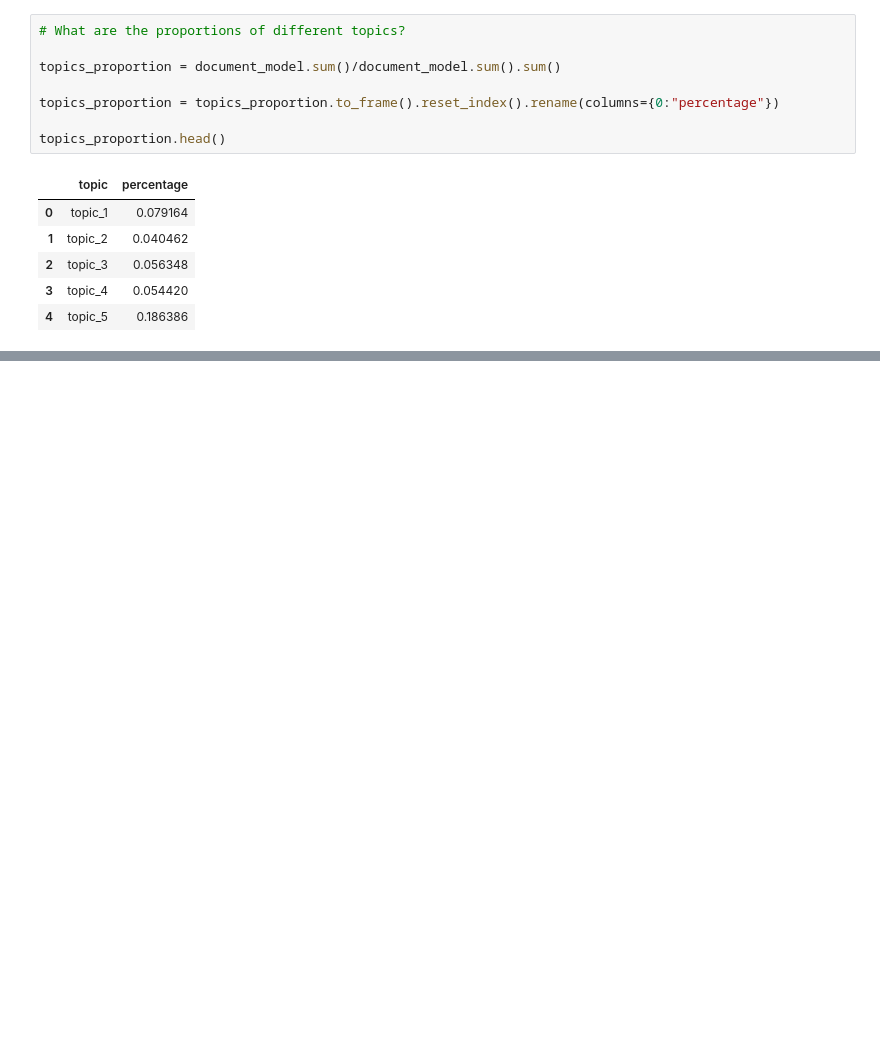
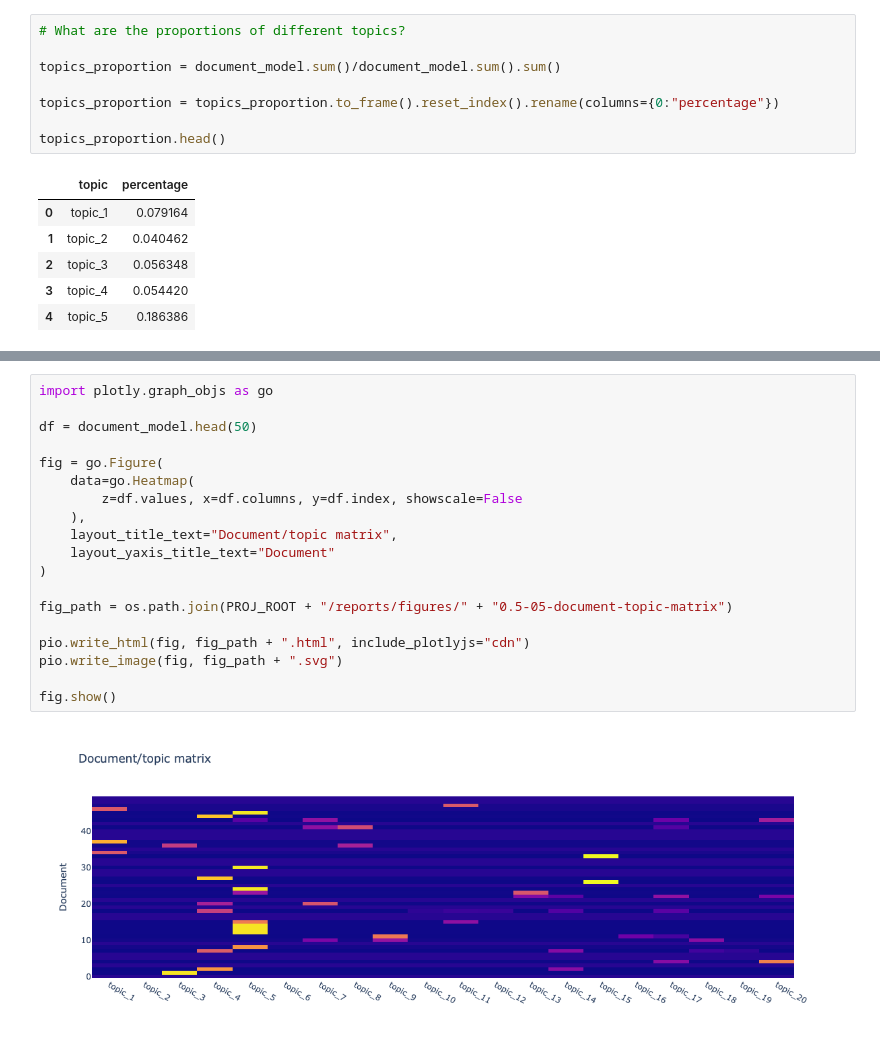
Before and after one commit to DWFlanagan/data-availability-statements, a Jupyter notebook: notebooks/0.5-DWFlanagan-LDA.ipynb, the cells around one changed output, grey strips where cells are left out. Saved outputs shown, nothing was run; the diff lists cells and outputs as text; blank space fills up the shorter version.

Commit message:
Added Plotly heat map.

```diff
--- a/notebooks/0.5-DWFlanagan-LDA.ipynb
+++ b/notebooks/0.5-DWFlanagan-LDA.ipynb
@@ -186,0 +186,21 @@ fig.show()
+# %%
+import plotly.graph_objs as go
+
+df = document_model.head(50)
+
+fig = go.Figure(
+    data=go.Heatmap(
+        z=df.values, x=df.columns, y=df.index, showscale=False
+    ),
+    layout_title_text="Document/topic matrix",
+    layout_yaxis_title_text="Document"
+)
+
+fig_path = os.path.join(PROJ_ROOT + "/reports/figures/" + "0.5-05-document-topic-matrix")
+
+pio.write_html(fig, fig_path + ".html", include_plotlyjs="cdn")
+pio.write_image(fig, fig_path + ".svg")
+
+fig.show()
+# %% [output]
+[figure, added]
```
Also changed, not shown: parts of 8 cells of this notebook, 4 other files.
